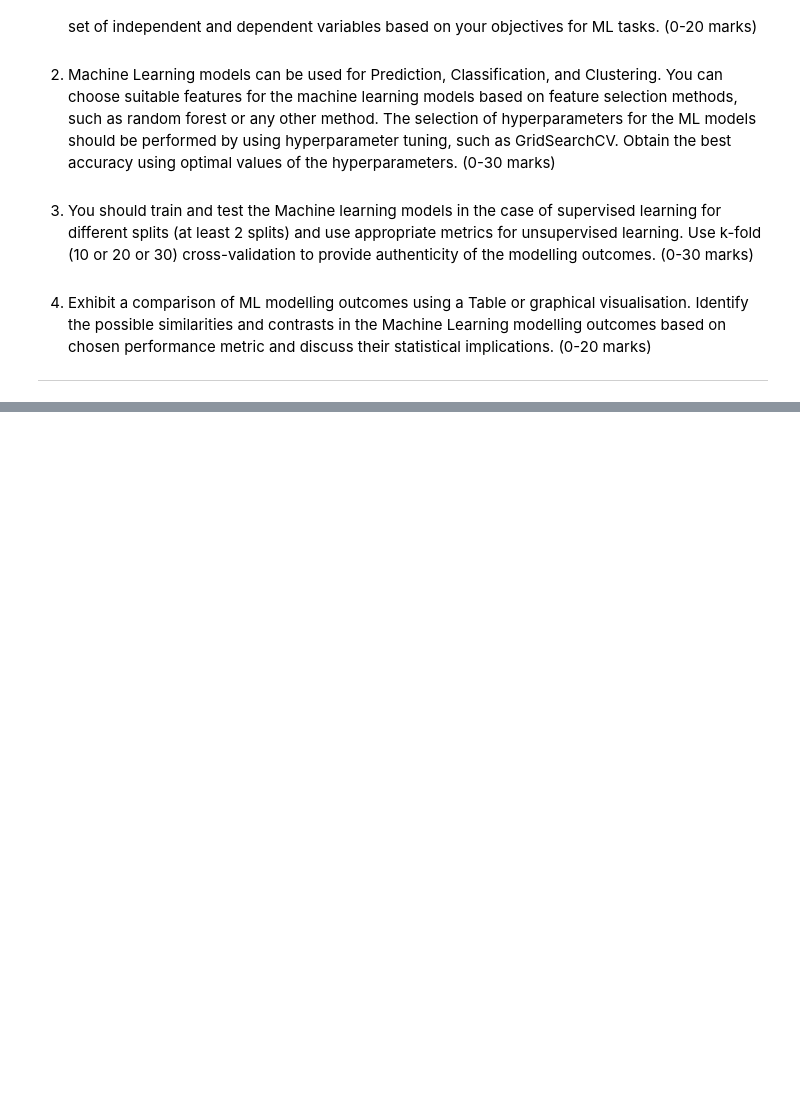
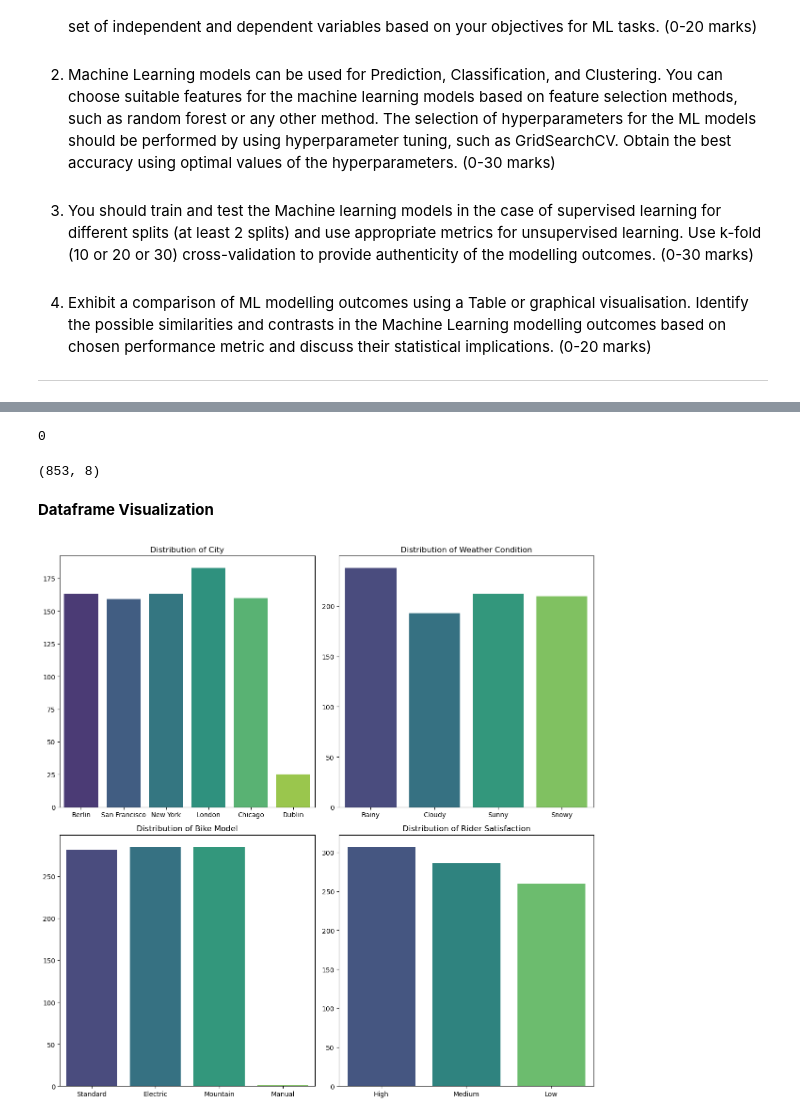
Before and after one commit to OnionKnightN/dynamic-pricing-regression-model, a Jupyter notebook: Hdip_Hoai_Nhan_Nguyen_2024.ipynb, the cells around one changed output, grey strips where cells are left out. Saved outputs shown, nothing was run; the diff lists cells and outputs as text; code cells hidden in the pictures; blank space fills up the shorter version.

```diff
--- a/Hdip_Hoai_Nhan_Nguyen_2024.ipynb
+++ b/Hdip_Hoai_Nhan_Nguyen_2024.ipynb
@@ -32,0 +46,3 @@ Your responsibility as an AI expert is to explore the provided dataset to addres
+# %%
+# Loading the dataset
+df = pd.read_excel('data/biking_dataset.xlsx')
@@ -32,0 +111,43 @@ Your responsibility as an AI expert is to explore the provided dataset to addres
+# %%
+# Removing rows with missing values
+df = df.dropna()
+# %%
+# Inspecting if there is any duplicate row.
+df.duplicated().sum()
+# %% [output]
+0
+# %%
+df.shape
+# %% [output]
+(853, 8)
+# %% [markdown]
+**Dataframe Visualization**
+# %%
+# Selecting only categorical features
+categorical_features = df.select_dtypes(include=['object']).columns
+
+# Length of categorical features
+categorical_length = len(categorical_features)
+
+# Calculate the number of rows and columns dynamically based on the number of features
+fig, axes = plt.subplots(nrows=(categorical_length // 2) + (categorical_length % 2), ncols=2, figsize=(12, categorical_length * 3))
+axes = axes.flatten()
+
+# Loop through each categorical feature and create a barplot
+for i, column in enumerate(categorical_features):
+
+    # Plot a countplot based on feature count
+    sns.countplot(data=df, x=column, ax=axes[i], palette="viridis", hue=column, legend=False)
+
+    # Adding title to the countplot
+    axes[i].set_title(f'Distribution of {column}')
+
+    # Removing the labels of the bar chart
+    axes[i].set_xlabel('')
+    axes[i].set_ylabel('')
+
+# Adjust layout
+plt.tight_layout()
+plt.show()
+# %% [output]
+[figure, added]
```
Also changed, not shown: parts of 13 cells of this notebook.
